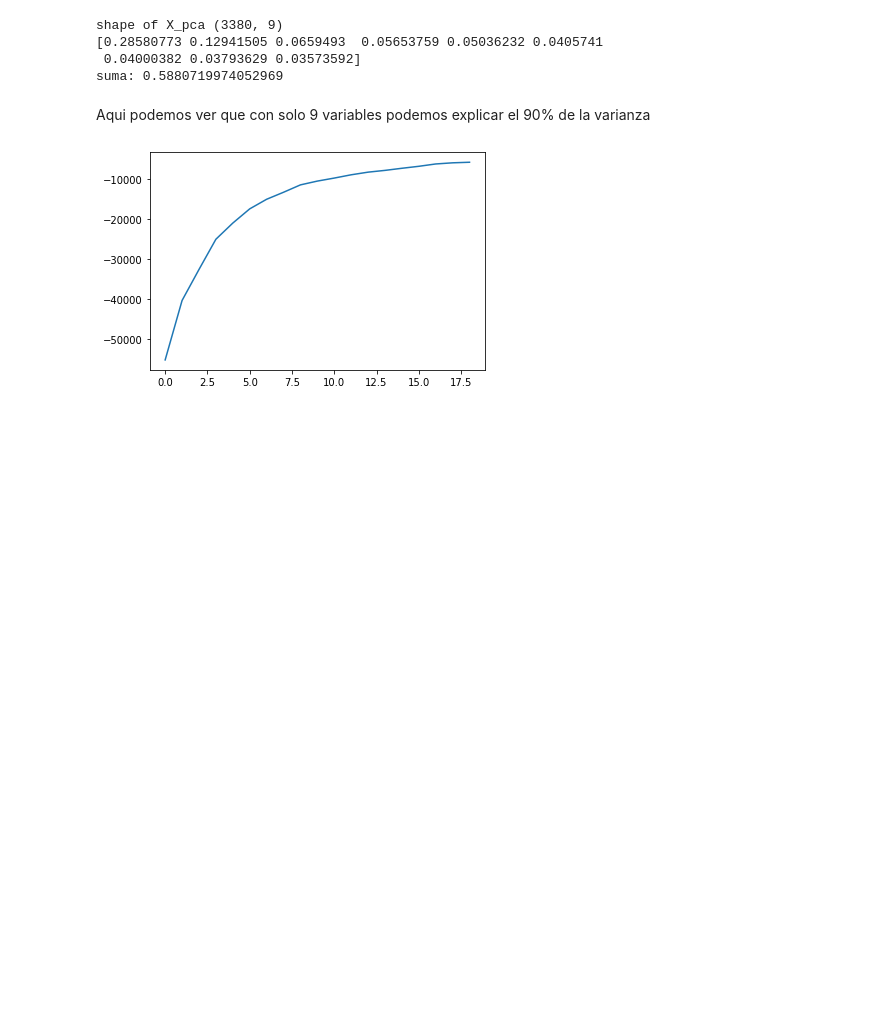
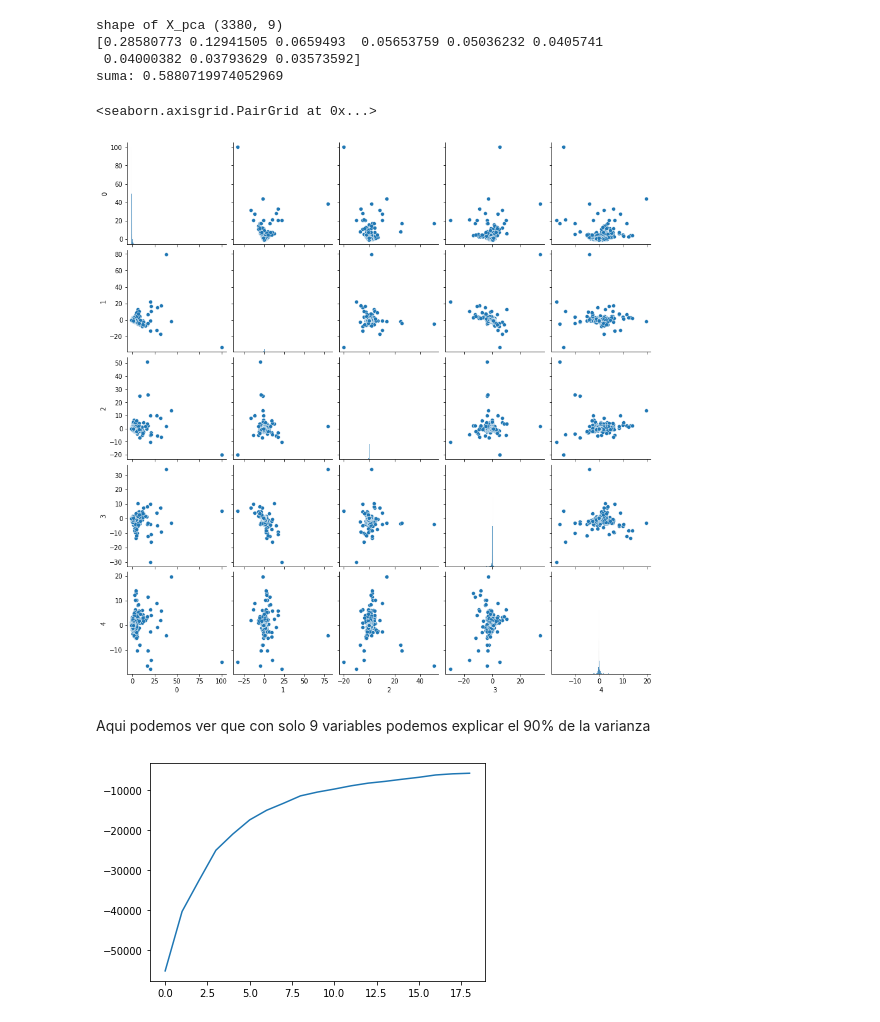
Before and after one commit to SBGuillermo/TFM-AnalisisComercio, a Jupyter notebook: Notebooks/5_Unsupervised_learning.ipynb, the cells around one changed output. Drawn from its saved outputs; the diff is of its cells as text; code cells hidden in the pictures; blank space fills up the shorter version.

```diff
--- a/Notebooks/5_Unsupervised_learning.ipynb
+++ b/Notebooks/5_Unsupervised_learning.ipynb
@@ -758,6 +768,11 @@ shape of X_pca (3380, 9)
 [0.28580773 0.12941505 0.0659493  0.05653759 0.05036232 0.0405741
  0.04000382 0.03793629 0.03573592]
 suma: 0.5880719974052969
+# %%
+sns.pairplot(pd.DataFrame(X_pca[:,:5]))
+# %% [output]
+<seaborn.axisgrid.PairGrid at 0x...>
+[figure, added]
 # %% [markdown]
 Aqui podemos ver que con solo 9 variables podemos explicar el 90% de la varianza
 # %%
```
Also changed, not shown: parts of 13 cells of this notebook.
